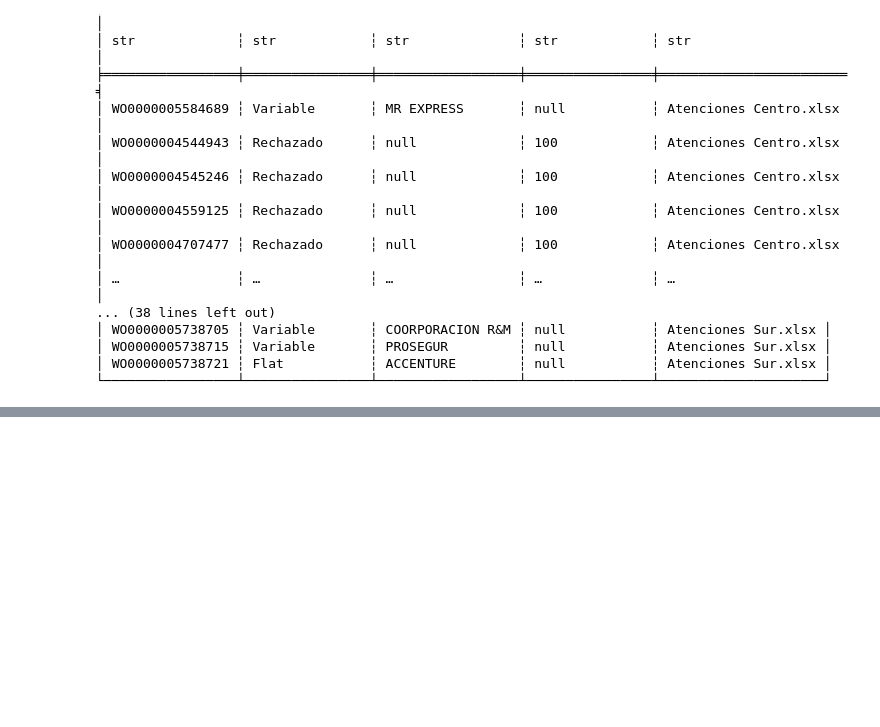
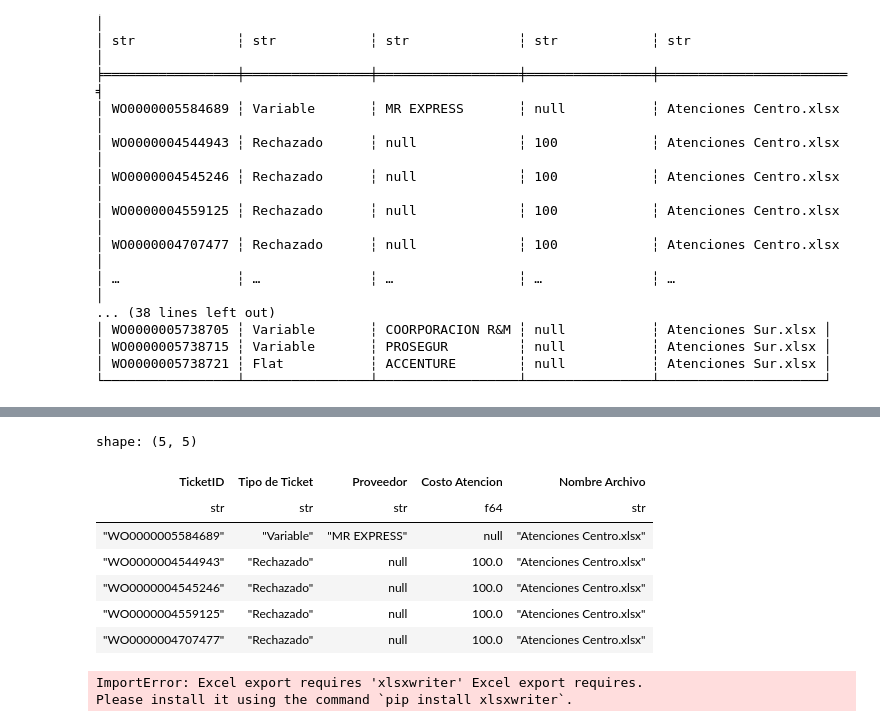
Before and after one commit to omarayrton/Primer-Entregable-ETL, a Jupyter notebook: primera_entrega.ipynb, the cells around one changed output, grey strips where cells are left out. Saved outputs shown, nothing was run; the diff lists cells and outputs as text; code cells hidden in the pictures; blank space fills up the shorter version.

Commit message:
exportar excel

```diff
--- a/primera_entrega.ipynb
+++ b/primera_entrega.ipynb
@@ -414,0 +451,4 @@ shape: (12_604, 5)
+# %%
+Atenciones2 = Atenciones2.with_columns(
+    pl.col("Costo Atencion").map_elements(convertir_decimal)
+)
@@ -414,0 +478,11 @@ shape: (12_604, 5)
+# %%
+Atenciones2.head()
+# %% [output]
+shape: (5, 5)
+| TicketID | Tipo de Ticket | Proveedor | Costo Atencion | Nombre Archivo |
+| str | str | str | f64 | str |
+| "WO0000005584689" | "Variable" | "MR EXPRESS" | null | "Atenciones Centro.xlsx" |
+| "WO0000004544943" | "Rechazado" | null | 100.0 | "Atenciones Centro.xlsx" |
+| "WO0000004545246" | "Rechazado" | null | 100.0 | "Atenciones Centro.xlsx" |
+| "WO0000004559125" | "Rechazado" | null | 100.0 | "Atenciones Centro.xlsx" |
+| "WO0000004707477" | "Rechazado" | null | 100.0 | "Atenciones Centro.xlsx" |
@@ -414,0 +501,14 @@ shape: (12_604, 5)
+# %%
+### exportar a un excel
+Resultados.write_excel(
+    workbook="Resultado_entrega.xlsx",
+    worksheet="Entrega1",
+    position="A2",
+    table_style="Table Style Light 16",
+    dtype_formats={pl.Date: "mm/dd/yyyy"},
+    float_precision=2,
+
+)
+# %% [output]
+ImportError: Excel export requires 'xlsxwriter' Excel export requires.
+Please install it using the command `pip install xlsxwriter`.
```
Also changed, not shown: parts of 7 cells of this notebook.
